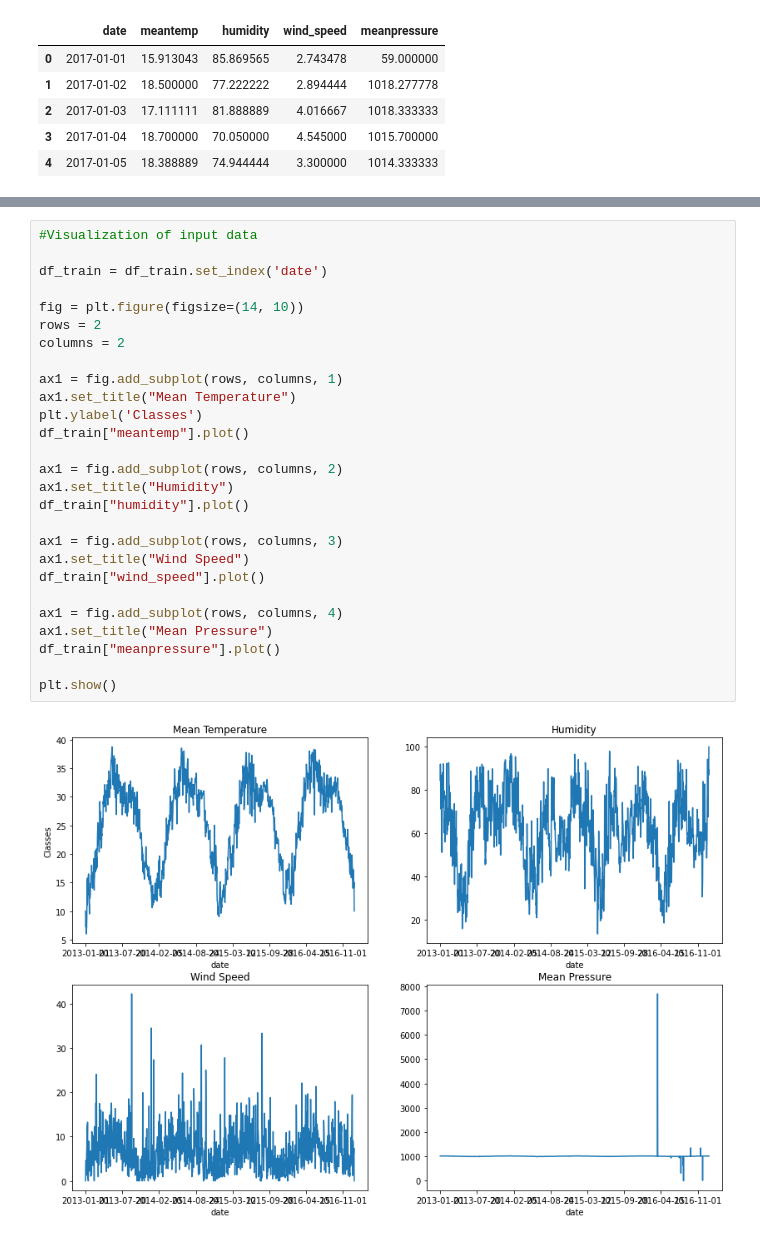
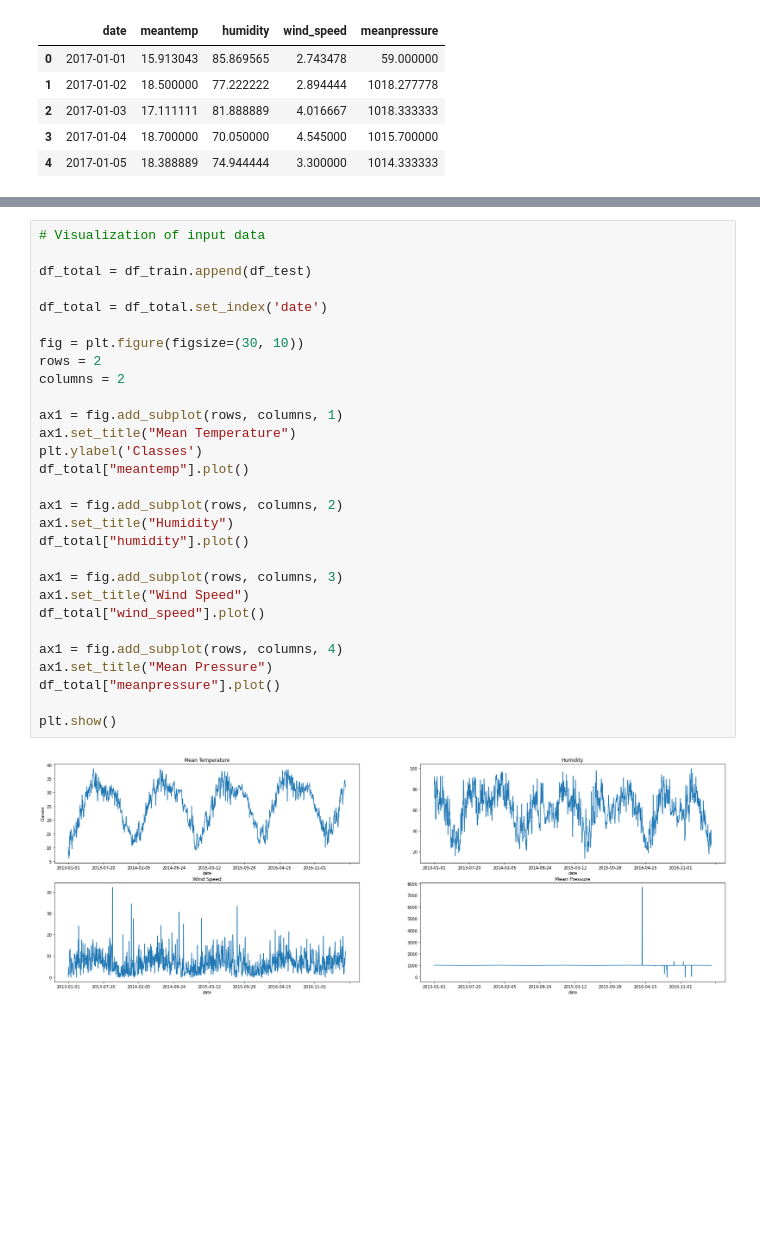
Before and after one commit to batcapricorn/prob-ml-project, a Jupyter notebook: src/main.ipynb, the cells around one changed output, grey strips where cells are left out. Saved outputs shown, nothing was run; the diff lists cells and outputs as text; blank space fills up the shorter version.

Commit message:
small changes to plot

```diff
--- a/src/main.ipynb
+++ b/src/main.ipynb
@@ -30,31 +31,33 @@ df_train.describe()
 | 75% | 31.305804 | 72.218750 | 9.238235 | 1014.944901 |
 | max | 38.714286 | 100.000000 | 42.220000 | 7679.333333 |
 # %%
-#Visualization of input data
+# Visualization of input data
 
-df_train = df_train.set_index('date')
+df_total = df_train.append(df_test)
 
-fig = plt.figure(figsize=(14, 10))
+df_total = df_total.set_index('date')
+
+fig = plt.figure(figsize=(30, 10))
 rows = 2
 columns = 2
 
 ax1 = fig.add_subplot(rows, columns, 1)
 ax1.set_title("Mean Temperature")
 plt.ylabel('Classes')
-df_train["meantemp"].plot()
+df_total["meantemp"].plot()
 
 ax1 = fig.add_subplot(rows, columns, 2)
 ax1.set_title("Humidity")
-df_train["humidity"].plot()
+df_total["humidity"].plot()
 
 ax1 = fig.add_subplot(rows, columns, 3)
 ax1.set_title("Wind Speed")
-df_train["wind_speed"].plot()
+df_total["wind_speed"].plot()
 
 ax1 = fig.add_subplot(rows, columns, 4)
 ax1.set_title("Mean Pressure")
-df_train["meanpressure"].plot()
+df_total["meanpressure"].plot()
 
 plt.show()
 # %% [output]
-[figure, old version]
+[figure, new version]
```
Also changed, not shown: parts of 4 cells of this notebook.
